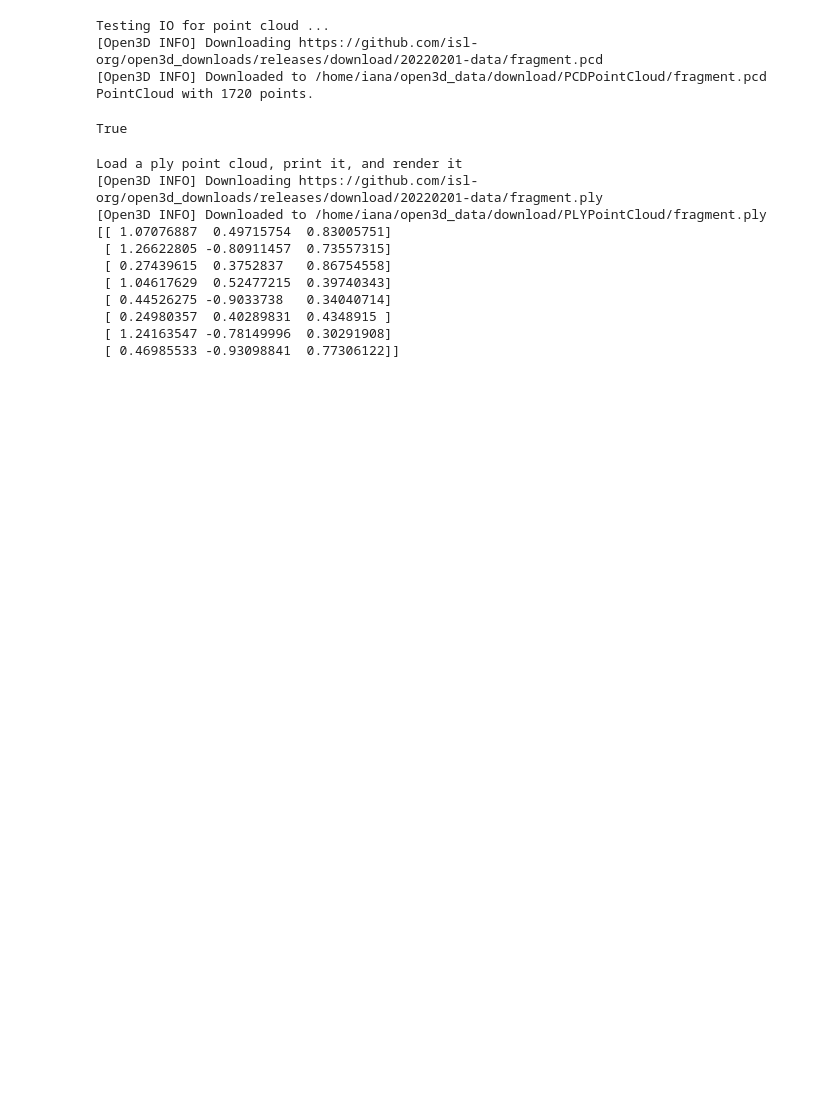
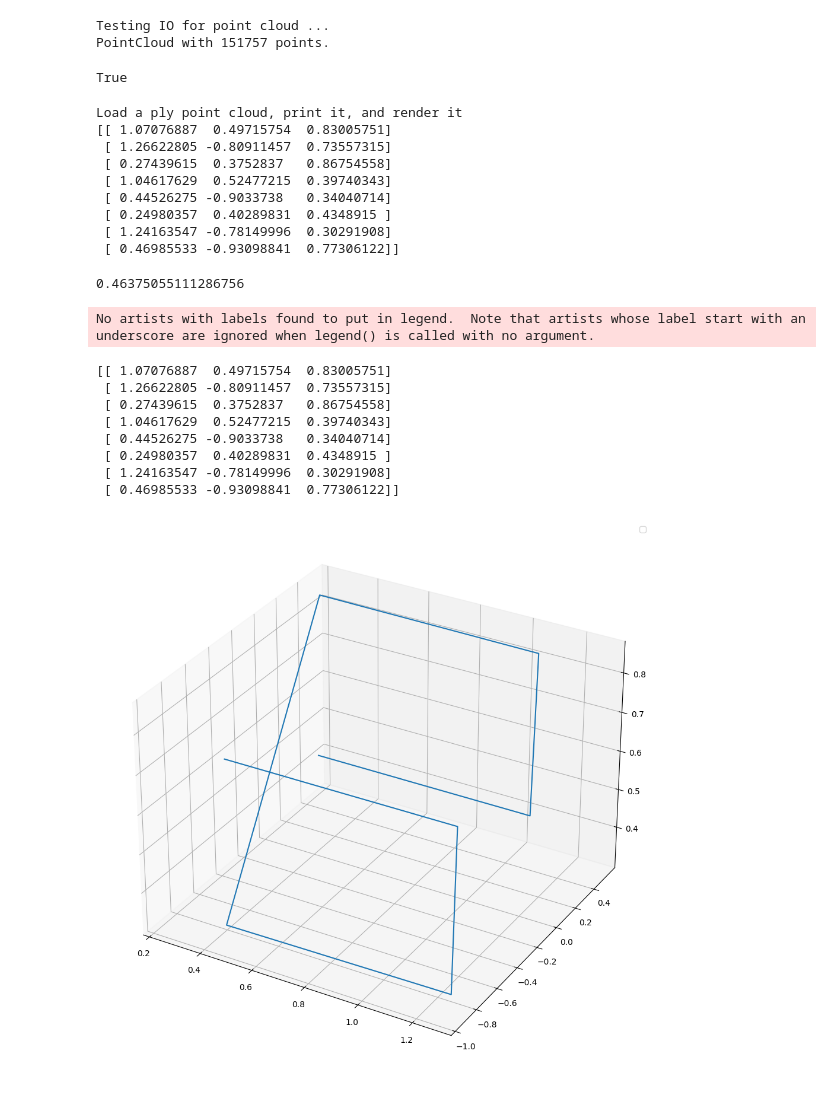
Before and after one commit to Iana-Zhura/Atlas_multiagent, a Jupyter notebook: 3D_reconstruction/render/scripts/Metrics/Boundingbox.ipynb, the cells around one changed output. Drawn from its saved outputs; the diff is of its cells as text; code cells hidden in the pictures; blank space fills up the shorter version.

```diff
--- a/3D_reconstruction/render/scripts/Metrics/Boundingbox.ipynb
+++ b/3D_reconstruction/render/scripts/Metrics/Boundingbox.ipynb
@@ -8,24 +15,20 @@ Jupyter environment detected. Enabling Open3D WebVisualizer.
 # %%
-
 print("Testing IO for point cloud ...")
 sample_pcd_data = o3d.data.PCDPointCloud()
-pcd = o3d.io.read_point_cloud("/home/iana/Atlas/Arch.ply")
+pcd = o3d.io.read_point_cloud("/home/vlad/Lab_related_stuff/car.ply")
 print(pcd)
-
 o3d.io.write_point_cloud("copy_of_fragment.pcd", pcd)
 # %% [output]
 Testing IO for point cloud ...
-[Open3D INFO] Downloading https://github.com/isl-org/open3d_downloads/releases/download/20220201-data/fragment.pcd
-[Open3D INFO] Downloaded to /home/iana/open3d_data/download/PCDPointCloud/fragment.pcd
-PointCloud with 1720 points.
+PointCloud with 151757 points.
 True
 # %%
 print("Load a ply point cloud, print it, and render it")
 ply_point_cloud = o3d.data.PLYPointCloud()
-pcd = o3d.io.read_point_cloud("/home/iana/Atlas/Arch.ply")
+pcd = o3d.io.read_point_cloud("/home/vlad/Lab_related_stuff/Arch.ply")
 #print(pcd)
 #print(np.asarray(pcd.points))
-# o3d.visualization.draw_geometries([pcd])
+o3d.visualization.draw_geometries([pcd])
 
 
 
@@ -36,10 +39,10 @@ obb.color = (0, 1, 0)
 o3d.visualization.draw_geometries([pcd, aabb, obb])
 x = np.asarray(obb.get_box_points())
 print(x)
+
+obb.volume()
 # %% [output]
 Load a ply point cloud, print it, and render it
-[Open3D INFO] Downloading https://github.com/isl-org/open3d_downloads/releases/download/20220201-data/fragment.ply
-[Open3D INFO] Downloaded to /home/iana/open3d_data/download/PLYPointCloud/fragment.ply
 [[ 1.07076887  0.49715754  0.83005751]
  [ 1.26622805 -0.80911457  0.73557315]
  [ 0.27439615  0.3752837   0.86754558]
@@ -48,3 +51,60 @@ Load a ply point cloud, print it, and render it
  [ 0.24980357  0.40289831  0.4348915 ]
  [ 1.24163547 -0.78149996  0.30291908]
  [ 0.46985533 -0.93098841  0.77306122]]
+0.46375055111286756
+# %%
+import matplotlib.pyplot as plt
+
+
+# A = np.array([[ 1.07076887,  0.49715754,  0.83005751],
+# [ 1.26622805, -0.80911457, 0.73557315],
+# [ 0.27439615,  0.3752837,   0.86754558],
+# [ 1.04617629,  0.52477215,  0.39740343],
+# [ 0.44526275, -0.9033738,   0.34040714],
+# [ 0.24980357,  0.40289831,  0.4348915 ],
+# [ 1.24163547, -0.78149996,  0.30291908],
+# [ 0.46985533, -0.93098841,  0.77306122]])
+
+A = np.array([[ 1.07076887,  0.49715754,  0.83005751],
+[ 1.26622805, -0.80911457, 0.73557315],
+[ 0.27439615,  0.3752837,   0.86754558],
+[ 1.04617629,  0.52477215,  0.39740343],
+[ 0.44526275, -0.9033738,   0.34040714],
+[ 0.24980357,  0.40289831,  0.4348915 ],
+[ 1.24163547, -0.78149996,  0.30291908],
+[ 0.46985533, -0.93098841,  0.77306122]])
+
+A_new = np.zeros_like(A)
+A_new[0] = A[7]
+A_new[1] = A[1]
+A_new[2] = A[6]
+A_new[3] = A[4]
+A_new[4] = A[2]
+A_new[5] = A[0]
+A_new[6] = A[3]
+A_new[7] = A[5]
+print(A)
+
+fig = plt.figure(figsize=(12, 12))
+ax = fig.add_subplot(projection='3d')
+
+
+#plt.plot(A[:, 0], A[:, 1], A[:, 2],'o', label = 'data')
+
+
+#L = np.sqrt()
+
+ax.plot(A_new[:, 0], A_new[:, 1], A_new[:, 2])
+plt.legend()
+plt.show()
+# %% [output]
+No artists with labels found to put in legend.  Note that artists whose label start with an underscore are ignored when legend() is called with no argument.
+[[ 1.07076887  0.49715754  0.83005751]
+ [ 1.26622805 -0.80911457  0.73557315]
+ [ 0.27439615  0.3752837   0.86754558]
+ [ 1.04617629  0.52477215  0.39740343]
+ [ 0.44526275 -0.9033738   0.34040714]
+ [ 0.24980357  0.40289831  0.4348915 ]
+ [ 1.24163547 -0.78149996  0.30291908]
+ [ 0.46985533 -0.93098841  0.77306122]]
+[figure, added]
```
Also changed, not shown: parts of 4 cells of this notebook, 18 other files.
